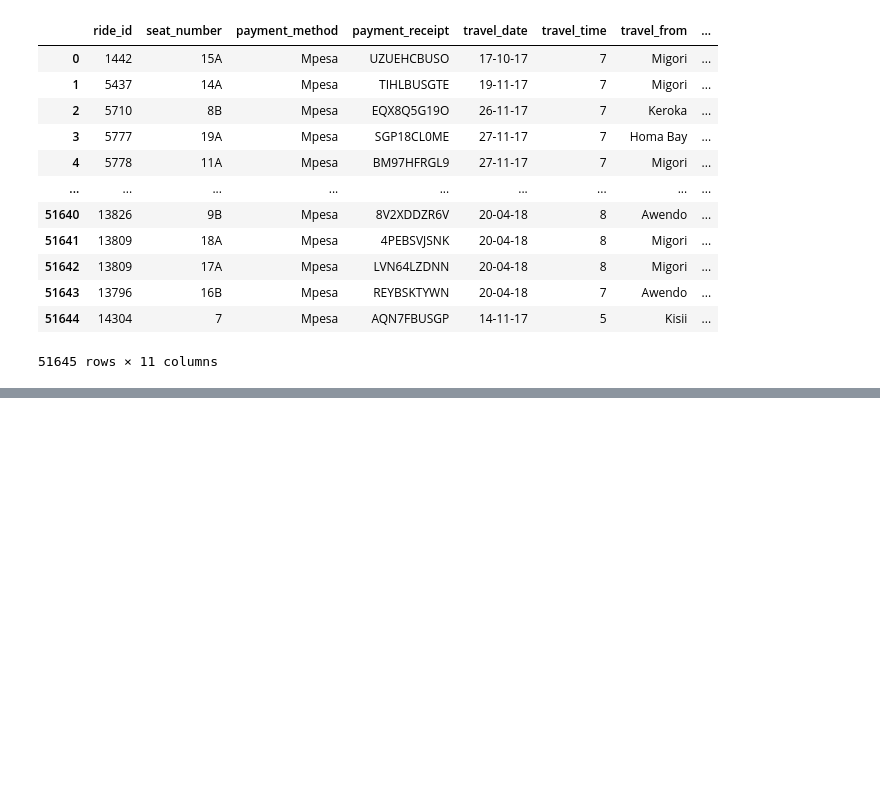
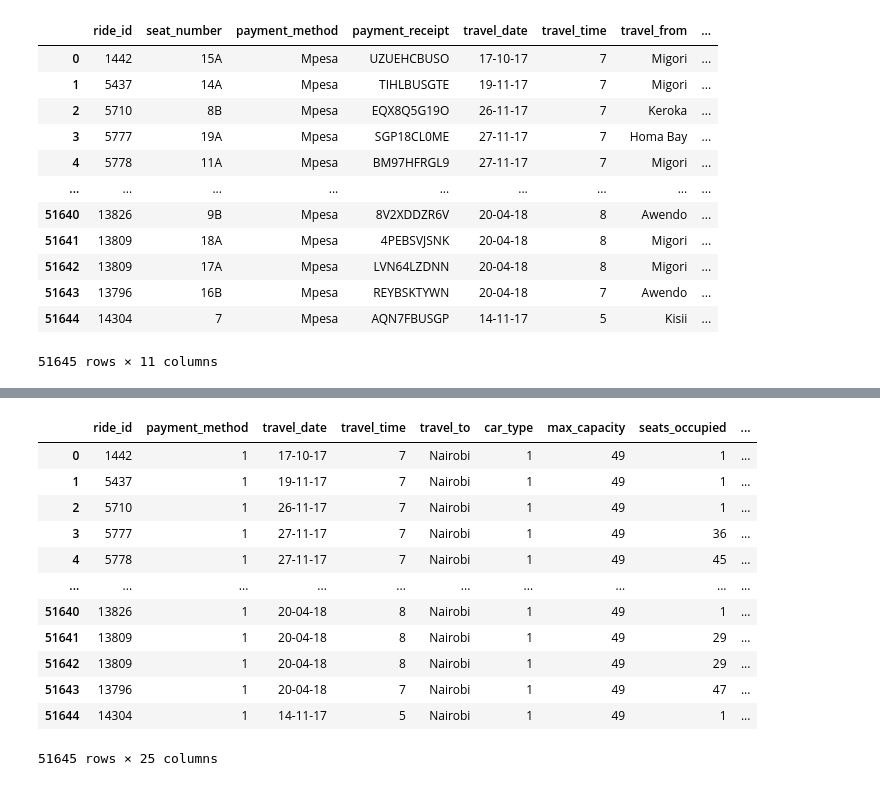
Before and after one commit to spandit98/Transport_Demand_Prediction, a Jupyter notebook: Transport_Demand_Prediction_Soumyadeep.ipynb, the cells around one changed output, grey strips where cells are left out. Saved outputs shown, nothing was run; the diff lists cells and outputs as text; code cells hidden in the pictures; blank space fills up the shorter version.

```diff
--- a/Transport_Demand_Prediction_Soumyadeep.ipynb
+++ b/Transport_Demand_Prediction_Soumyadeep.ipynb
@@ -276,0 +314,16 @@ sns.distplot(df[df['payment_method']=='Mpesa']['seats_occupied'])
+# %%
+df2
+# %% [output]
+|  | ride_id | payment_method | travel_date | travel_time | travel_to | car_type | max_capacity | seats_occupied | ... |
+| 0 | 1442 | 1 | 17-10-17 | 7 | Nairobi | 1 | 49 | 1 | ... |
+| 1 | 5437 | 1 | 19-11-17 | 7 | Nairobi | 1 | 49 | 1 | ... |
+| 2 | 5710 | 1 | 26-11-17 | 7 | Nairobi | 1 | 49 | 1 | ... |
+| 3 | 5777 | 1 | 27-11-17 | 7 | Nairobi | 1 | 49 | 36 | ... |
+| 4 | 5778 | 1 | 27-11-17 | 7 | Nairobi | 1 | 49 | 45 | ... |
+| ... | ... | ... | ... | ... | ... | ... | ... | ... | ... |
+| 51640 | 13826 | 1 | 20-04-18 | 8 | Nairobi | 1 | 49 | 1 | ... |
+| 51641 | 13809 | 1 | 20-04-18 | 8 | Nairobi | 1 | 49 | 29 | ... |
+| 51642 | 13809 | 1 | 20-04-18 | 8 | Nairobi | 1 | 49 | 29 | ... |
+| 51643 | 13796 | 1 | 20-04-18 | 7 | Nairobi | 1 | 49 | 47 | ... |
+| 51644 | 14304 | 1 | 14-11-17 | 5 | Nairobi | 1 | 49 | 1 | ... |
+51645 rows × 25 columns
```
Also changed, not shown: parts of 29 cells of this notebook.
